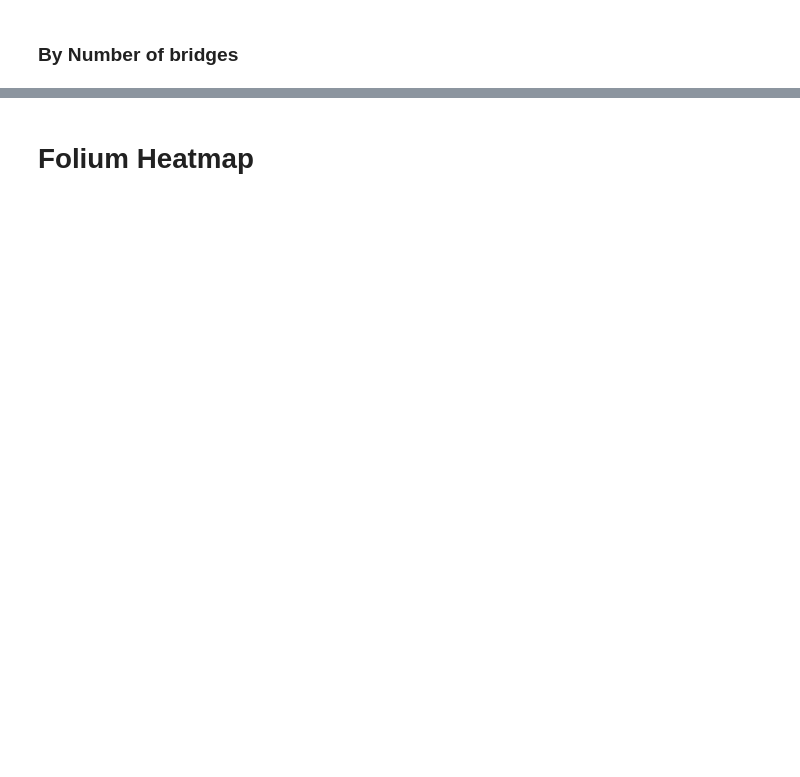
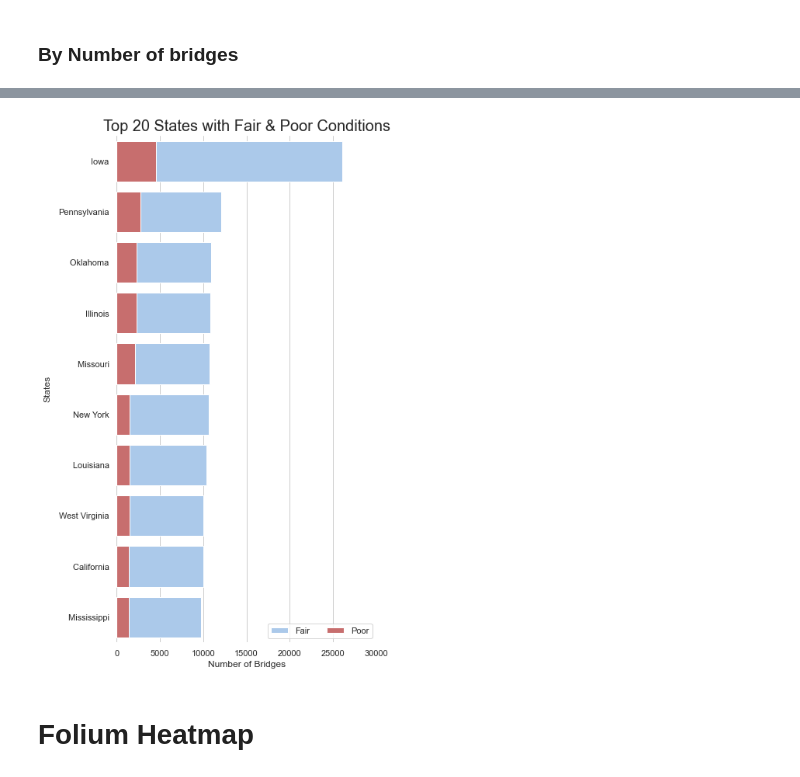
Before and after one commit to Milenaafeworki/Bridges-Condition-Classification, a Jupyter notebook: Visualizations.ipynb, the cells around one changed output, grey strips where cells are left out. Cells and saved outputs as stored; diff of their text form; code cells hidden in the pictures; blank space fills up the shorter version.

```diff
--- a/Visualizations.ipynb
+++ b/Visualizations.ipynb
@@ -270,23 +361,25 @@ plt.title('Top 20 States with Fair Bridge Condition', fontsize=20);
 # %%
 # Initialize the matplotlib figure
 f, ax = plt.subplots(figsize=(6, 12))
 
 
 # Plot the fair bridge_condition
 sns.set_color_codes("pastel")
 sns.barplot(x="condition_count", y="state", data=fair_count,
             label="Fair", color="b")
 
 # Plot the poor bridge_condition
 sns.set_color_codes("muted")
 sns.barplot(x="condition_count", y="state", data=poor_count,
             label="Poor", color="r")
 
 # Add a legend and informative axis label
 ax.legend(ncol=2, loc="lower right", frameon=True)
 ax.set(xlim=(0, 30000), ylabel="States", xlabel="Number of Bridges")
-plt.title('Top 20 States with Fair & Poor Conditions', fontsize=20)
+plt.title('Top 10 States with Fair & Poor Conditions', fontsize=20)
 sns.despine(left=True, bottom=True)
+# %% [output]
+[figure, added]
 # %% [markdown]
 # Folium Heatmap
 # %%
```
Also changed, not shown: parts of 44 cells of this notebook, 5 other files.
